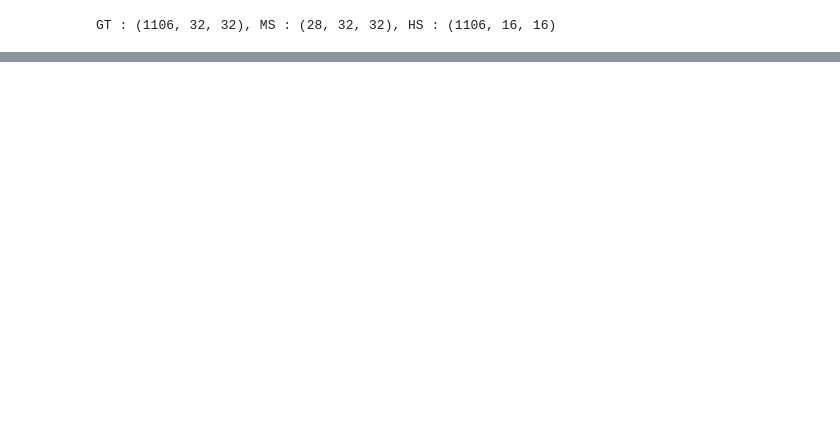
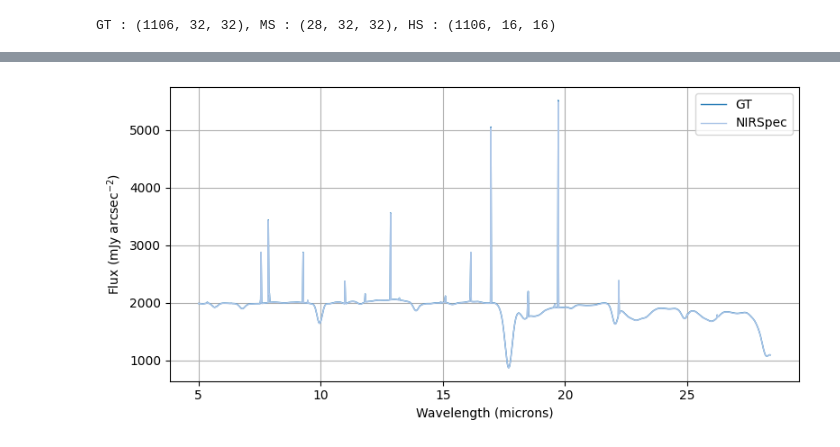
Before and after one commit to Pierre-LaurentC/MS-HS-Fusion-Study-Case, a Jupyter notebook: prepare_new_test.ipynb, the cells around one changed output, grey strips where cells are left out. Cells and saved outputs as stored; diff of their text form; code cells hidden in the pictures; blank space fills up the shorter version.

```diff
--- a/prepare_new_test.ipynb
+++ b/prepare_new_test.ipynb
@@ -196,0 +237,8 @@ Error:
+# %%
+# flat_response = flat.mean(axis=(1, 2))
+# hs_final_inverted = (hs_final/flat_response[:, np.newaxis, np.newaxis])
+
+
+plot_spec([GT.mean(axis=(1,2)), hs_final.mean(axis=(1,2))], filters=["GT", "NIRSpec"])
+# %% [output]
+[figure, added]
```
Also changed, not shown: parts of 10 cells of this notebook, 3 other files.
